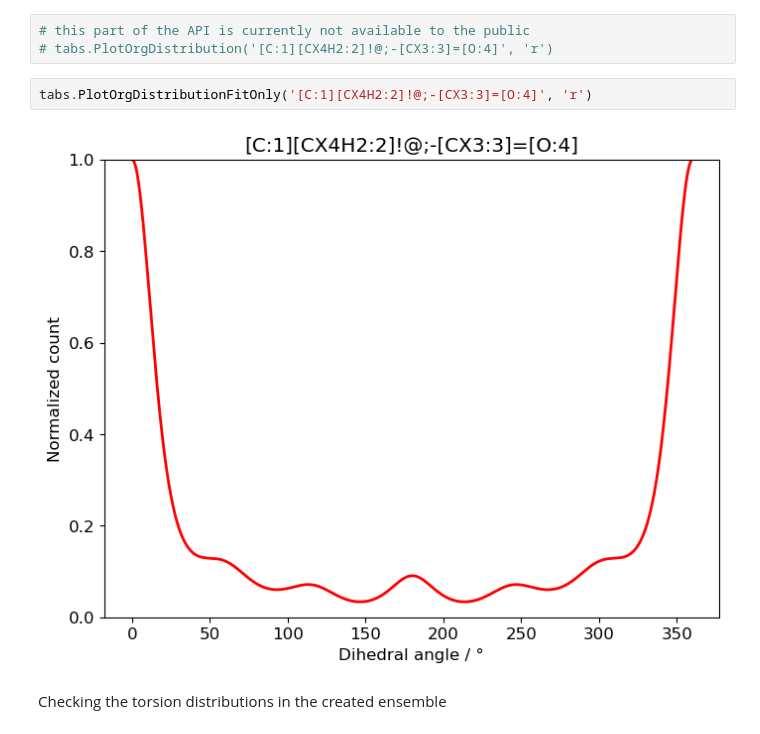
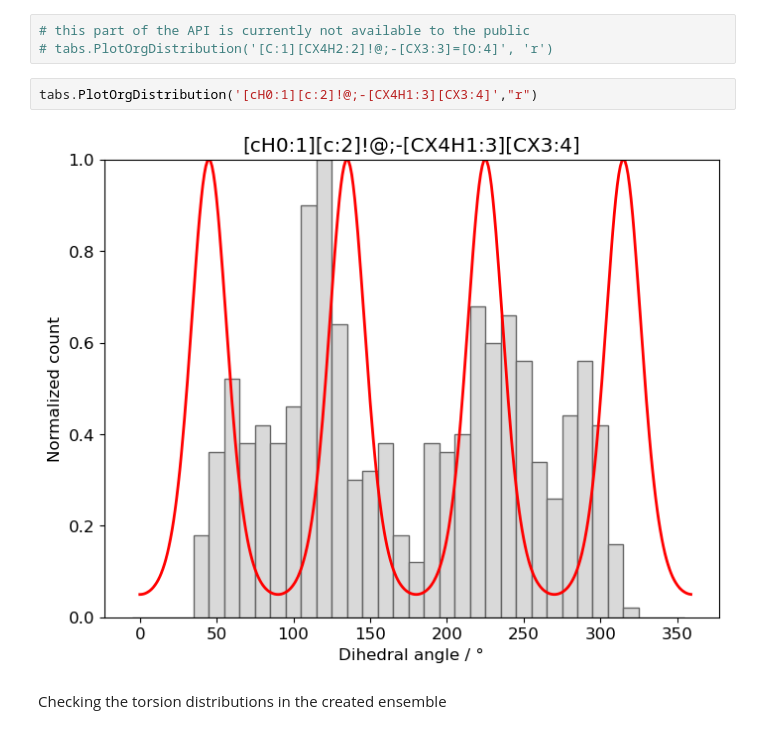
Before and after one commit to rinikerlab/TorsionAngularBinStrings, a Jupyter notebook: Demos/AnalyzeConformerEnsembles.ipynb, the cells around one changed output. Saved outputs shown, nothing was run; the diff lists cells and outputs as text.

```diff
--- a/Demos/AnalyzeConformerEnsembles.ipynb
+++ b/Demos/AnalyzeConformerEnsembles.ipynb
@@ -43,9 +43,9 @@ Original CSD extracted torsion distribution and the fit as per J. Chem. Inf. Mod
 # this part of the API is currently not available to the public
 # tabs.PlotOrgDistribution('[C:1][CX4H2:2]!@;-[CX3:3]=[O:4]', 'r')
 # %%
-tabs.PlotOrgDistributionFitOnly('[C:1][CX4H2:2]!@;-[CX3:3]=[O:4]', 'r')
+tabs.PlotOrgDistribution('[cH0:1][c:2]!@;-[CX4H1:3][CX3:4]',"r")
 # %% [output]
-[figure, old version]
+[figure, new version]
 # %% [markdown]
 Checking the torsion distributions in the created ensemble
 # %%
```
